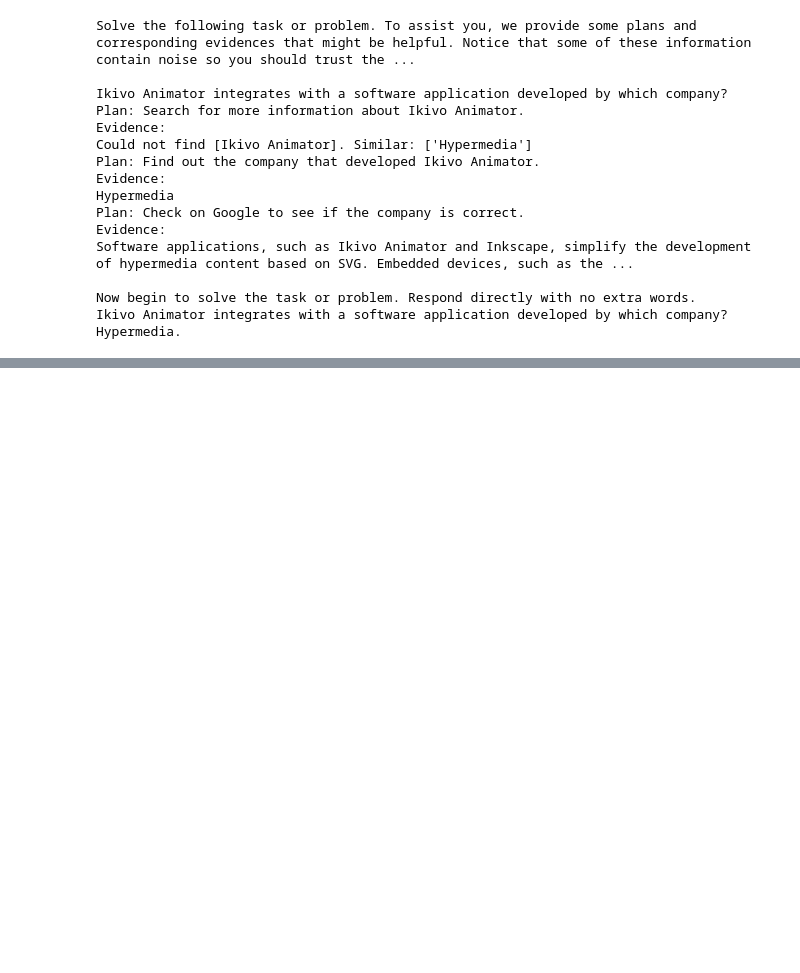
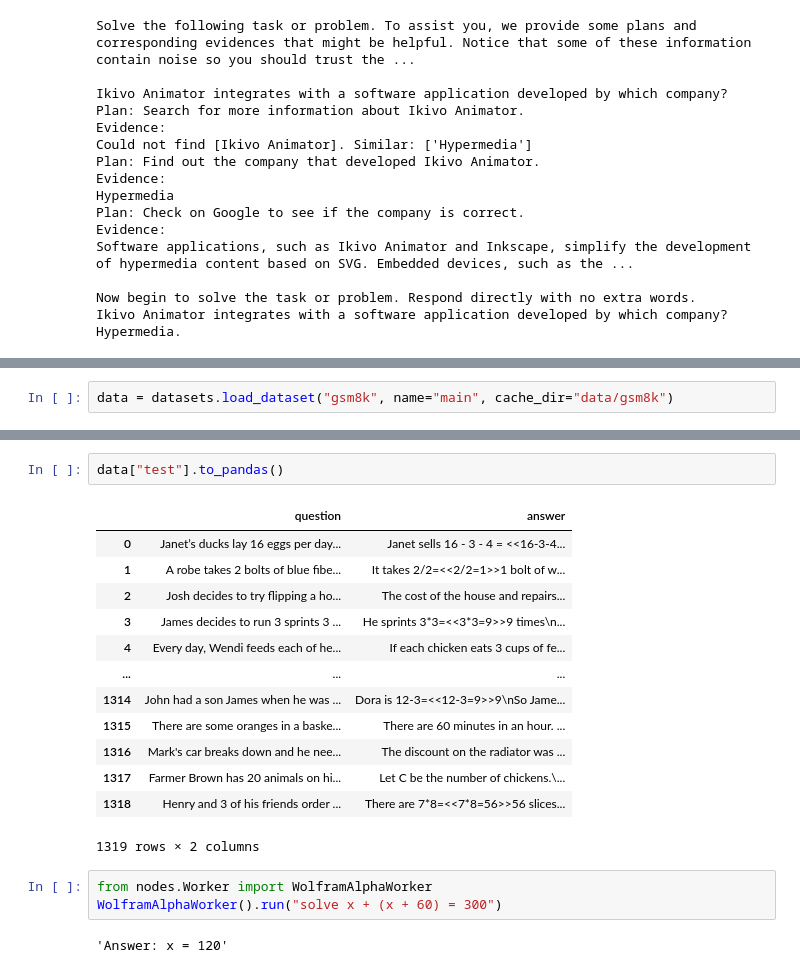
Before and after one commit to billxbf/PWS, a Jupyter notebook: test.ipynb, the cells around one changed output, grey strips where cells are left out. Drawn from its saved outputs; the diff is of its cells as text; blank space fills up the shorter version.

```diff
--- a/test.ipynb
+++ b/test.ipynb
@@ -353,0 +466,2 @@ Hypermedia.
+# %%
+data = datasets.load_dataset("gsm8k", name="main", cache_dir="data/gsm8k")
@@ -353,0 +471,21 @@ Hypermedia.
+# %%
+data["test"].to_pandas()
+# %% [output]
+|  | question | answer |
+| 0 | Janet’s ducks lay 16 eggs per day... | Janet sells 16 - 3 - 4 = <<16-3-4... |
+| 1 | A robe takes 2 bolts of blue fibe... | It takes 2/2=<<2/2=1>>1 bolt of w... |
+| 2 | Josh decides to try flipping a ho... | The cost of the house and repairs... |
+| 3 | James decides to run 3 sprints 3 ... | He sprints 3*3=<<3*3=9>>9 times\n... |
+| 4 | Every day, Wendi feeds each of he... | If each chicken eats 3 cups of fe... |
+| ... | ... | ... |
+| 1314 | John had a son James when he was ... | Dora is 12-3=<<12-3=9>>9\nSo Jame... |
+| 1315 | There are some oranges in a baske... | There are 60 minutes in an hour. ... |
+| 1316 | Mark's car breaks down and he nee... | The discount on the radiator was ... |
+| 1317 | Farmer Brown has 20 animals on hi... | Let C be the number of chickens.\... |
+| 1318 | Henry and 3 of his friends order ... | There are 7*8=<<7*8=56>>56 slices... |
+1319 rows × 2 columns
+# %%
+from nodes.Worker import WolframAlphaWorker
+WolframAlphaWorker().run("solve x + (x + 60) = 300")
+# %% [output]
+'Answer: x = 120'
```
Also changed, not shown: parts of 20 cells of this notebook, 28 other files.
